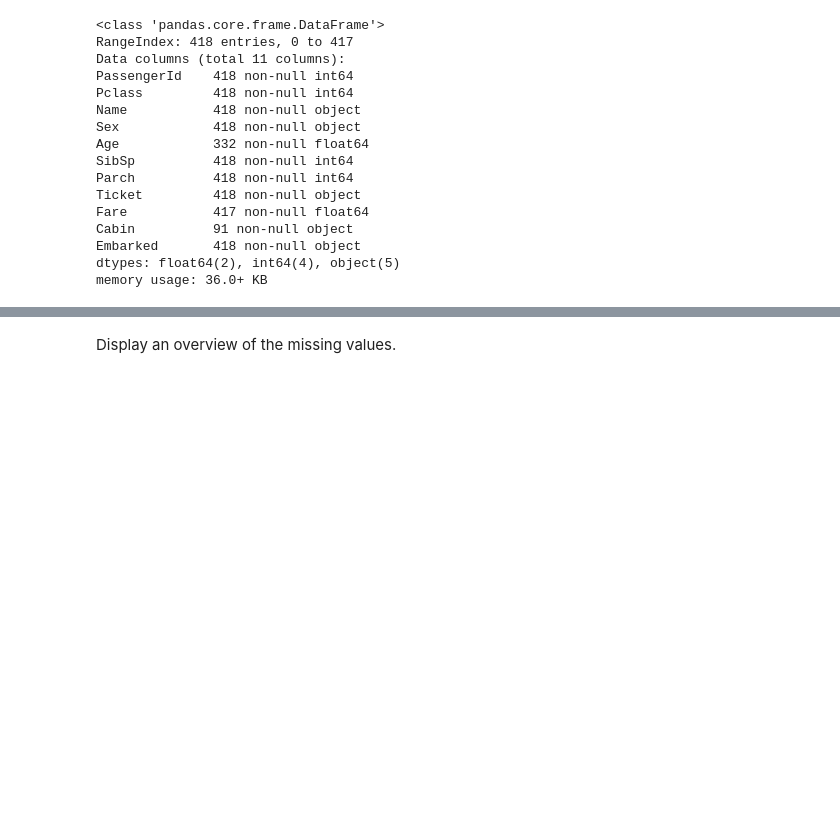
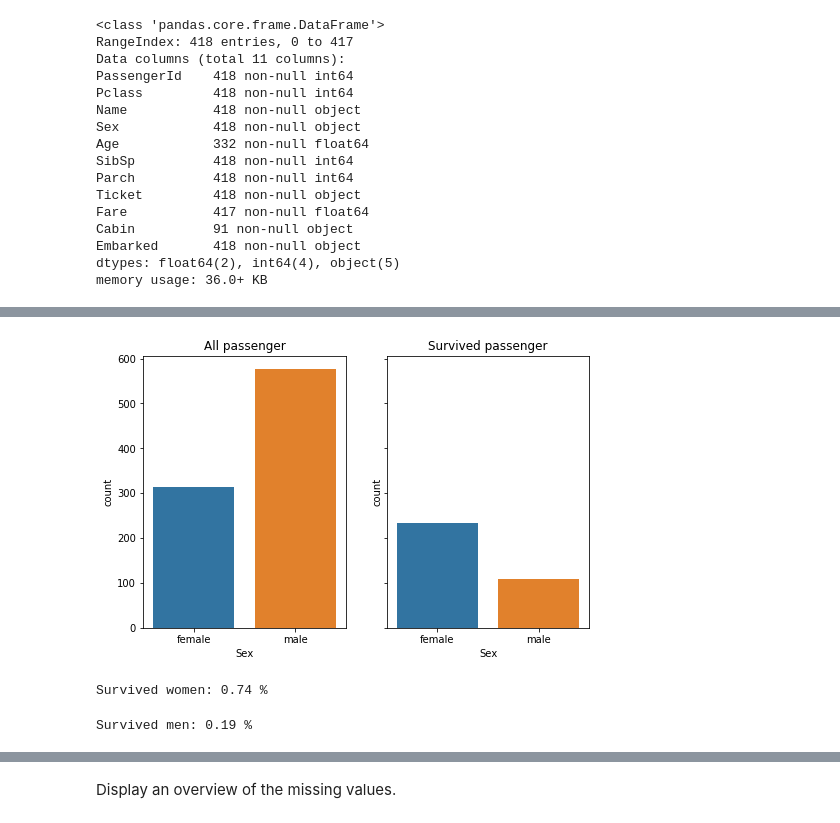
Before and after one commit to faberfred/kaggle, a Jupyter notebook: titanic/titanic_v1.ipynb, the cells around one changed output, grey strips where cells are left out. Cells and saved outputs as stored; diff of their text form; code cells hidden in the pictures; blank space fills up the shorter version.

```diff
--- a/titanic/titanic_v1.ipynb
+++ b/titanic/titanic_v1.ipynb
@@ -90,0 +91,20 @@ memory usage: 36.0+ KB
+# %%
+fig, ax =plt.subplots(1,2 , figsize=(8, 5) , sharex='col', sharey='row')
+a = sns.countplot(x = 'Sex' , data=train_data , ax = ax[0] , order=['female' , 'male'])
+b = sns.countplot(x = 'Sex' , data= train_data[train_data.Survived == 1] ,
+                  order=['female' , 'male'])
+ax[0].set_title('All passenger')
+ax[1].set_title('Survived passenger')
+plt.show()
+# %% [output]
+[figure, added]
+# %%
+print('Survived women: {:.2} %'.format(sum((train_data.Sex == 'female') & (train_data.Survived == 1)) /
+                                sum(train_data.Sex == 'female')))
+# %% [output]
+Survived women: 0.74 %
+# %%
+print('Survived men: {:.2} %'.format(sum((train_data.Sex == 'male') & (train_data.Survived == 1)) /
+                                sum(train_data.Sex == 'male')))
+# %% [output]
+Survived men: 0.19 %
```
Also changed, not shown: parts of 45 cells of this notebook, 1 other file.
